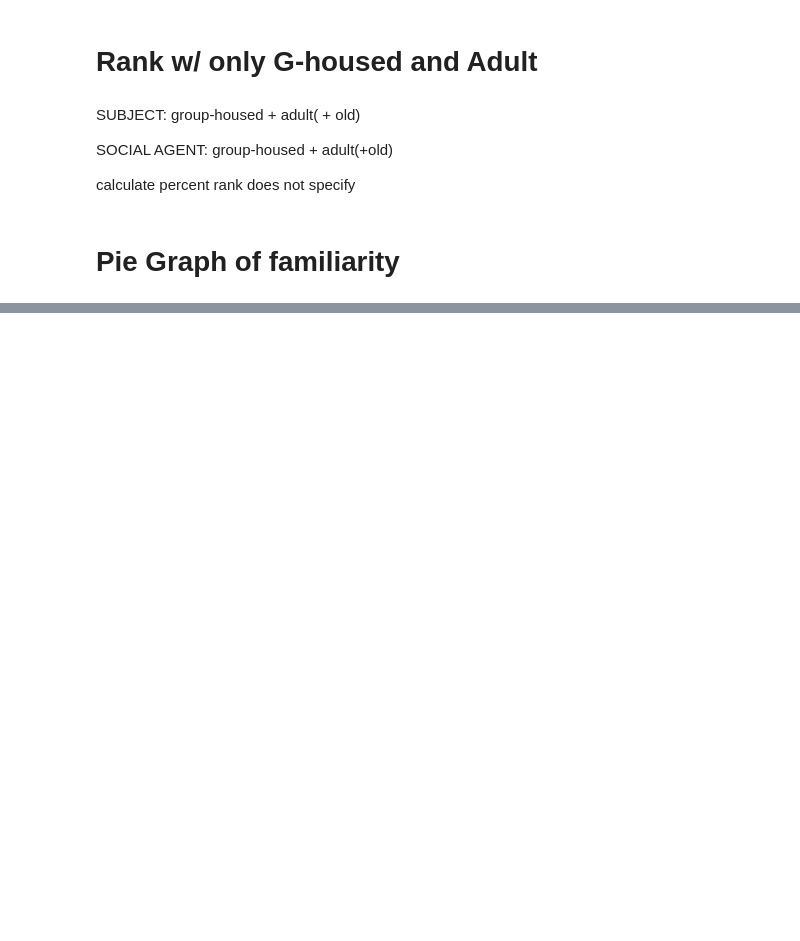
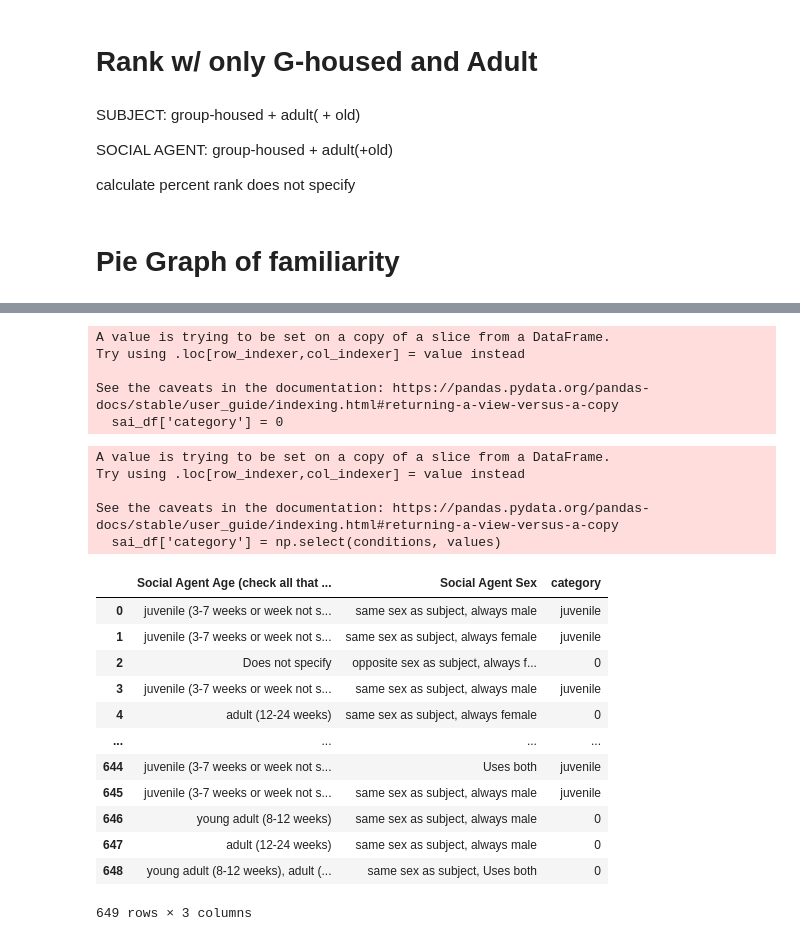
Before and after one commit to padillacoreanolab/literature_review_processing, a Jupyter notebook: results/2022_09_09_literature_review_processing/Graphs for Literature Review.ipynb, the cells around one changed output, grey strips where cells are left out. Drawn from its saved outputs; the diff is of its cells as text; code cells hidden in the pictures; blank space fills up the shorter version.

```diff
--- a/results/2022_09_09_literature_review_processing/Graphs for Literature Review.ipynb
+++ b/results/2022_09_09_literature_review_processing/Graphs for Literature Review.ipynb
@@ -326,0 +334,41 @@ plt.xlabel('Percent papers not specified', fontsize = 12)
+# %%
+sai_df = survey_df[['Social Agent Age (check all that apply)','Social Agent Sex']]
+sai_df['category'] = 0
+# %% [output]
+A value is trying to be set on a copy of a slice from a DataFrame.
+Try using .loc[row_indexer,col_indexer] = value instead
+
+See the caveats in the documentation: https://pandas.pydata.org/pandas-docs/stable/user_guide/indexing.html#returning-a-view-versus-a-copy
+  sai_df['category'] = 0
+# %%
+age = 'Social Agent Age (check all that apply)'
+sex = 'Social Agent Sex'
+
+conditions = [sai_df[age].str.contains('juv')]
+values = ['juvenil']
+
+sai_df['category'] = np.select(conditions, values)
+
+sai_df.loc[sai_df[age] == 'juv', 'category'] = 30
+# %% [output]
+A value is trying to be set on a copy of a slice from a DataFrame.
+Try using .loc[row_indexer,col_indexer] = value instead
+
+See the caveats in the documentation: https://pandas.pydata.org/pandas-docs/stable/user_guide/indexing.html#returning-a-view-versus-a-copy
+  sai_df['category'] = np.select(conditions, values)
+# %%
+sai_df
+# %% [output]
+|  | Social Agent Age (check all that ... | Social Agent Sex | category |
+| 0 | juvenile (3-7 weeks or week not s... | same sex as subject, always male | juvenile |
+| 1 | juvenile (3-7 weeks or week not s... | same sex as subject, always female | juvenile |
+| 2 | Does not specify | opposite sex as subject, always f... | 0 |
+| 3 | juvenile (3-7 weeks or week not s... | same sex as subject, always male | juvenile |
+| 4 | adult (12-24 weeks) | same sex as subject, always female | 0 |
+| ... | ... | ... | ... |
+| 644 | juvenile (3-7 weeks or week not s... | Uses both | juvenile |
+| 645 | juvenile (3-7 weeks or week not s... | same sex as subject, always male | juvenile |
+| 646 | young adult (8-12 weeks) | same sex as subject, always male | 0 |
+| 647 | adult (12-24 weeks) | same sex as subject, always male | 0 |
+| 648 | young adult (8-12 weeks), adult (... | same sex as subject, Uses both | 0 |
+649 rows × 3 columns
```
Also changed, not shown: parts of 15 cells of this notebook.
